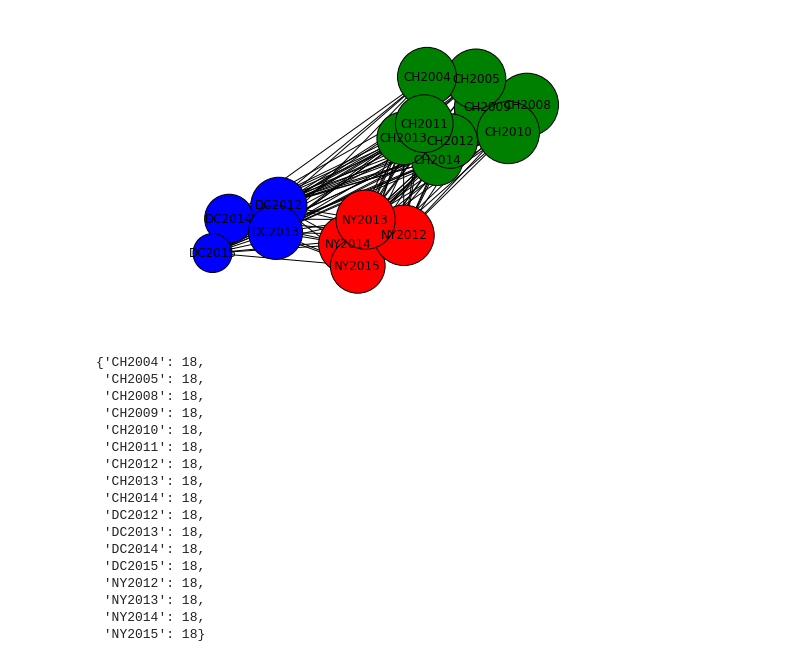
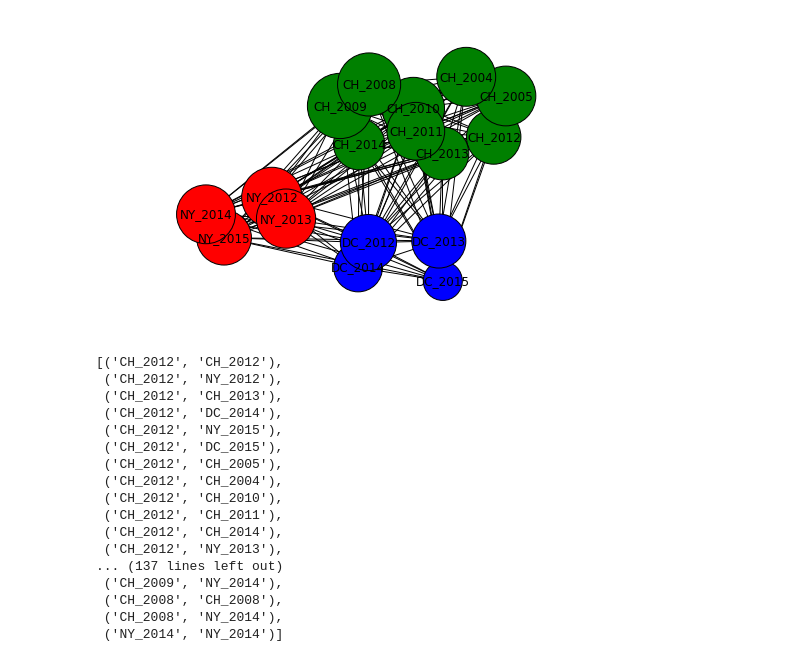
Before and after one commit to laurendeason/scrapetridata, a Jupyter notebook: graphnetwork.ipynb, the cells around one changed output. Saved outputs shown, nothing was run; the diff lists cells and outputs as text; code cells hidden in the pictures.

Commit message:
Updated graphnetwork based on new racecode format.

```diff
--- a/graphnetwork.ipynb
+++ b/graphnetwork.ipynb
@@ -24,6 +27,6 @@ racegraph_df.head()
 # %%
-racegraph_series_wt = racegraph_df.groupby(['race_x','race_y'])['firstname'].count()
+racegraph_series_wt = racegraph_df.groupby(['racecode_x','racecode_y'])['firstname'].count()
 racegraph_df_wt = racegraph_series_wt.reset_index()
-racegraph_df_wt.columns = ['race_x','race_y','weight']
-racegraph_df_wt.head()
+racegraph_df_wt.columns = ['racecode_x','racecode_y','weight']
+racegraph_df_wt[:20]
 # %% [output]
@@ -36,36 +50,36 @@ racegraph_df_wt.head()
 # %%
 nodecolordict = {'CH': 'green',
               'DC': 'blue',
               'NY': 'red'}
 
-racegraph = nx.from_pandas_dataframe(racegraph_df_wt, 'race_x', 'race_y', edge_attr=True)
+racegraph = nx.from_pandas_dataframe(racegraph_df_wt, 'racecode_x', 'racecode_y', edge_attr=True)
 node_color = [nodecolordict[node[0:2]] for node in racegraph]
-node_size = [racegraph_df_wt.loc[(racegraph_df_wt['race_x']==node) & (racegraph_df_wt['race_y']==node)]['weight'].values[0] for node in racegraph]
+node_size = [racegraph_df_wt.loc[(racegraph_df_wt['racecode_x']==node) & (racegraph_df_wt['racecode_y']==node)]['weight'].values[0] for node in racegraph]
 
 #pos = nx.spring_layout(racegraph)
 nx.draw(racegraph, node_color=node_color, node_size=node_size, with_labels=True)
 
 #nx.draw_networkx_labels(racegraph,pos)
 plt.show()
 # %% [output]
-[figure, old version]
+[figure, new version]
 # %%
-nx.degree(racegraph)
+nx.edges(racegraph)
 # %% [output]
-{'CH2004': 18,
- 'CH2005': 18,
- 'CH2008': 18,
- 'CH2009': 18,
- 'CH2010': 18,
- 'CH2011': 18,
- 'CH2012': 18,
- 'CH2013': 18,
- 'CH2014': 18,
- 'DC2012': 18,
- 'DC2013': 18,
- 'DC2014': 18,
- 'DC2015': 18,
- 'NY2012': 18,
- 'NY2013': 18,
- 'NY2014': 18,
- 'NY2015': 18}
+[('CH_2012', 'CH_2012'),
+ ('CH_2012', 'NY_2012'),
+ ('CH_2012', 'CH_2013'),
+ ('CH_2012', 'DC_2014'),
+ ('CH_2012', 'NY_2015'),
+ ('CH_2012', 'DC_2015'),
+ ('CH_2012', 'CH_2005'),
+ ('CH_2012', 'CH_2004'),
+ ('CH_2012', 'CH_2010'),
+ ('CH_2012', 'CH_2011'),
+ ('CH_2012', 'CH_2014'),
+ ('CH_2012', 'NY_2013'),
+... (137 lines left out)
+ ('CH_2009', 'NY_2014'),
+ ('CH_2008', 'CH_2008'),
+ ('CH_2008', 'NY_2014'),
+ ('NY_2014', 'NY_2014')]
```
Also changed, not shown: parts of 4 cells of this notebook, 1 other file.
